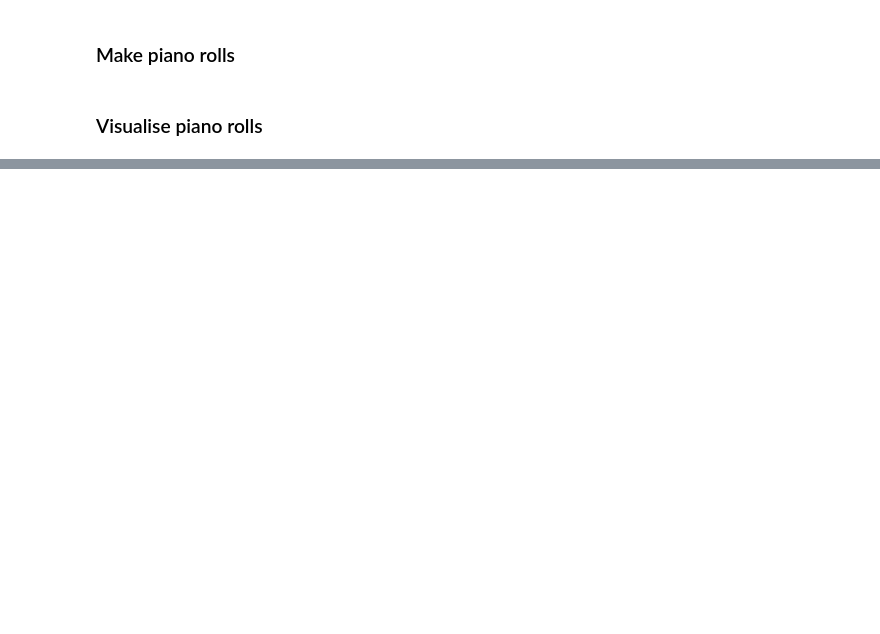
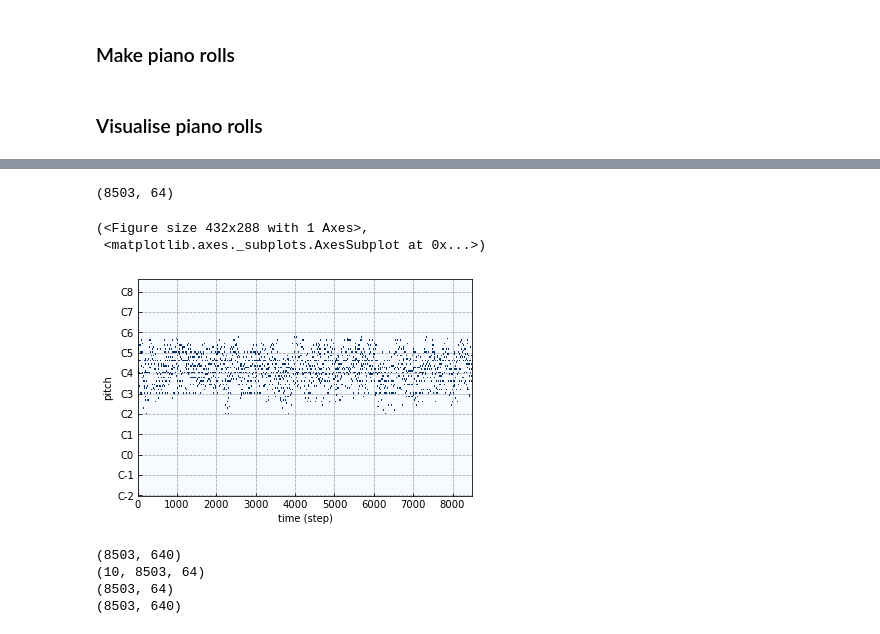
Before and after one commit to paolo-26/NMP, a Jupyter notebook: visual_tests.ipynb, the cells around one changed output, grey strips where cells are left out. Cells and saved outputs as stored; diff of their text form; code cells hidden in the pictures; blank space fills up the shorter version.

```diff
--- a/visual_tests.ipynb
+++ b/visual_tests.ipynb
@@ -118,0 +405,8 @@ plt.ylim(LOW_LIM, HIGH_LIM)
+# %%
+print(hold_baseline.shape)
+pyplot_piano_roll(hold_baseline[:, :64], low_lim=LOW_LIM, high_lim=HIGH_LIM)
+# %% [output]
+(8503, 64)
+(<Figure size 432x288 with 1 Axes>,
+ <matplotlib.axes._subplots.AxesSubplot at 0x...>)
+[figure, added]
@@ -118,0 +438,13 @@ plt.ylim(LOW_LIM, HIGH_LIM)
+# %%
+print(predictions.shape)
+print(predictions_bin.shape)
+# predictions_bin2 = np.reshape(predictions_bin, (16544, 640))
+# print(predictions_bin2.shape)
+print(hold_baseline.shape)
+# print(merged_input.shape)
+print(test.dataset[1].shape)
+# %% [output]
+(8503, 640)
+(10, 8503, 64)
+(8503, 64)
+(8503, 640)
```
Also changed, not shown: parts of 39 cells of this notebook.
